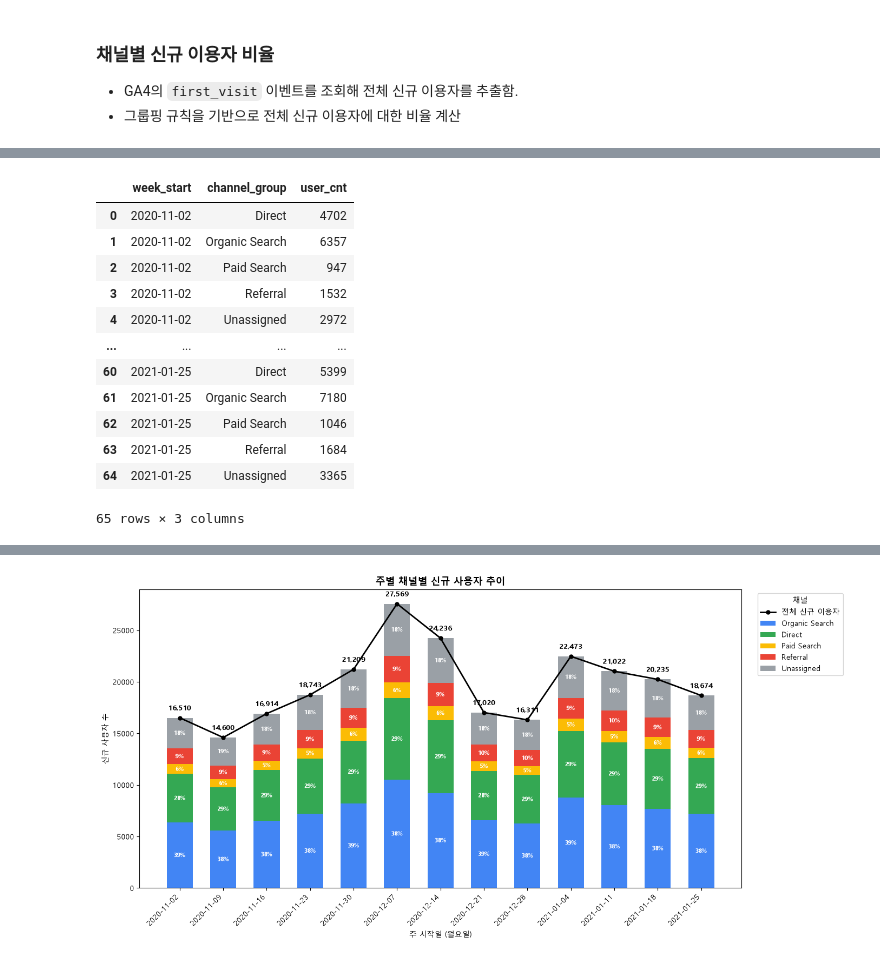
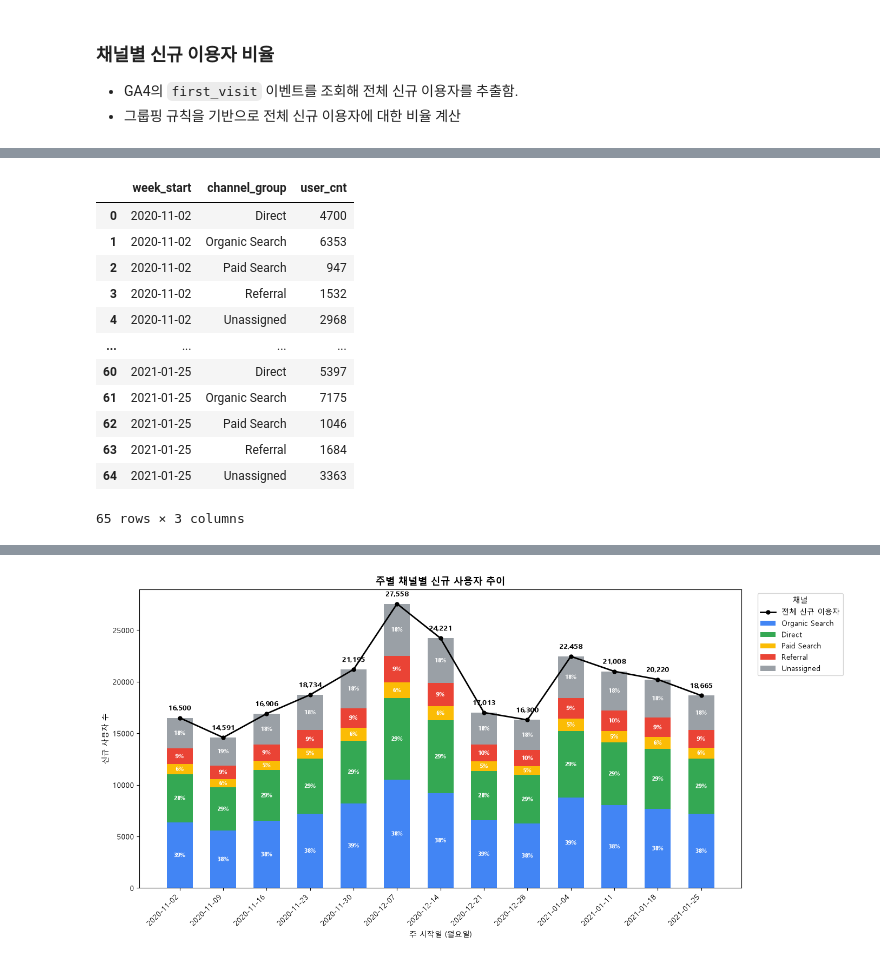
Before and after one commit to bulsajo1/ecommerce-product-analysis-project, a Jupyter notebook: data_analysis/A(acquisition).ipynb, the cells around one changed output, grey strips where cells are left out. Cells and saved outputs as stored; diff of their text form; code cells hidden in the pictures.

```diff
--- a/data_analysis/A(acquisition).ipynb
+++ b/data_analysis/A(acquisition).ipynb
@@ -671,61 +712,63 @@ import matplotlib.pyplot as plt
 import pandas as pd
 
 client = bigquery.Client(project="pro-talon-503713-s3")
 
 # ============================================
 # 주별 x 채널별 신규 사용자 집계
 # ============================================
 query = """
-WITH first_visit_users AS (
-  SELECT
-    user_pseudo_id,
-    DATE_TRUNC(PARSE_DATE('%Y%m%d', event_date), WEEK(MONDAY)) AS week_start,
-    traffic_source.source AS source,
-    traffic_source.medium AS medium
-  FROM `bigquery-public-data.ga4_obfuscated_sample_ecommerce.events_*`
-  WHERE event_name = 'first_visit'
-    AND _TABLE_SUFFIX BETWEEN '20201102' AND '20210131'
+WITH first_visit AS (
+    -- 사용자 1명 = 가장 이른 first_visit 1건 (중복 기록된 first_visit 147건 제거)
+    SELECT * EXCEPT(rn) FROM (
+        SELECT
+            user_pseudo_id, event_date, traffic_source, device, geo,
+            ROW_NUMBER() OVER (PARTITION BY user_pseudo_id ORDER BY event_timestamp) AS rn
+        FROM `bigquery-public-data.ga4_obfuscated_sample_ecommerce.events_*`
+        WHERE _TABLE_SUFFIX BETWEEN '20201102' AND '20210131'
+            AND event_name = 'first_visit'
+    )
+    WHERE rn = 1
 ),
 
 channel_grouped AS (
   SELECT
     user_pseudo_id,
-    week_start,
+    DATE_TRUNC(PARSE_DATE('%Y%m%d', event_date), WEEK(MONDAY)) AS week_start,
     CASE
-      WHEN medium = 'organic' THEN 'Organic Search'
-      WHEN medium = 'cpc' THEN 'Paid Search'
-      WHEN medium = '(none)' AND source = '(direct)' THEN 'Direct'
-      WHEN medium = 'referral' AND source = 'shop.googlemerchandisestore.com' THEN 'Direct'
-      WHEN medium = 'referral' THEN 'Referral'
+      WHEN traffic_source.medium = 'organic' THEN 'Organic Search'
+      WHEN traffic_source.medium = 'cpc' THEN 'Paid Search'
+      WHEN traffic_source.medium = '(none)' AND traffic_source.source = '(direct)' THEN 'Direct'
+      WHEN traffic_source.medium = 'referral' AND traffic_source.source = 'shop.googlemerchandisestore.com' THEN 'Direct'
+      WHEN traffic_source.medium = 'referral' THEN 'Referral'
       ELSE 'Unassigned'
     END AS channel_group
-  FROM first_visit_users
+  FROM first_visit
 )
 
 SELECT
   week_start,
   channel_group,
-  COUNT(*) AS user_cnt
+  COUNT(DISTINCT user_pseudo_id) AS user_cnt
 FROM channel_grouped
 GROUP BY week_start, channel_group
 ORDER BY week_start, channel_group
 """
 
 df_weekly_channel = client.query(query).to_dataframe()
 df_weekly_channel
 # %% [output]
 |  | week_start | channel_group | user_cnt |
-| 0 | 2020-11-02 | Direct | 4702 |
-| 1 | 2020-11-02 | Organic Search | 6357 |
+| 0 | 2020-11-02 | Direct | 4700 |
+| 1 | 2020-11-02 | Organic Search | 6353 |
 | 2 | 2020-11-02 | Paid Search | 947 |
 | 3 | 2020-11-02 | Referral | 1532 |
-| 4 | 2020-11-02 | Unassigned | 2972 |
+| 4 | 2020-11-02 | Unassigned | 2968 |
 | ... | ... | ... | ... |
-| 60 | 2021-01-25 | Direct | 5399 |
-| 61 | 2021-01-25 | Organic Search | 7180 |
+| 60 | 2021-01-25 | Direct | 5397 |
+| 61 | 2021-01-25 | Organic Search | 7175 |
 | 62 | 2021-01-25 | Paid Search | 1046 |
 | 63 | 2021-01-25 | Referral | 1684 |
-| 64 | 2021-01-25 | Unassigned | 3365 |
+| 64 | 2021-01-25 | Unassigned | 3363 |
 65 rows × 3 columns
 # %%
 from google.cloud import bigquery
```
Also changed, not shown: parts of 42 cells of this notebook, 5 other files.
